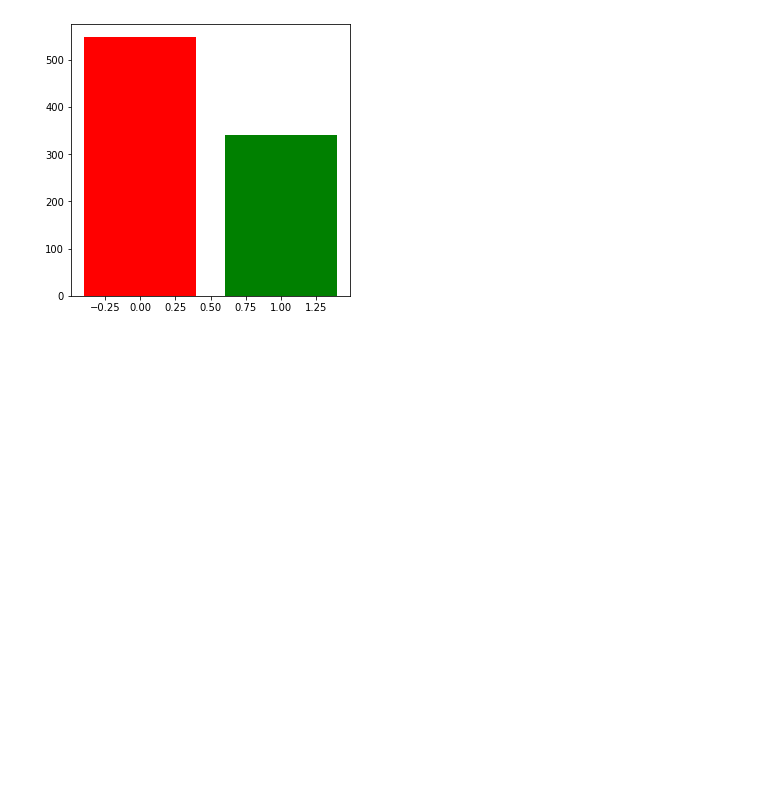
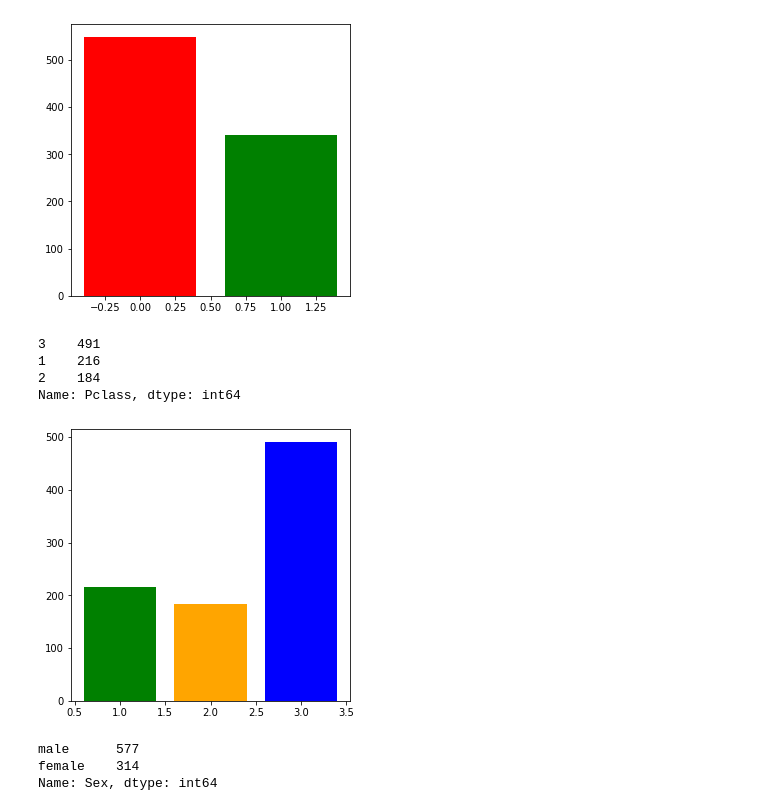
Before and after one commit to prajwal-006/Kaggle--Titanic-Competition, a Jupyter notebook: Kaggle_Titanic_Competition.ipynb, the cells around one changed output. Drawn from its saved outputs; the diff is of its cells as text; code cells hidden in the pictures; blank space fills up the shorter version.

```diff
--- a/Kaggle_Titanic_Competition.ipynb
+++ b/Kaggle_Titanic_Competition.ipynb
@@ -46,3 +46,22 @@ plt.bar(list(titanic_train['Survived'].value_counts().keys()),list(titanic_train
 plt.show()
 # %% [output]
 [figure]
+# %%
+titanic_train['Pclass'].value_counts()
+# %% [output]
+3    491
+1    216
+2    184
+Name: Pclass, dtype: int64
+# %%
+plt.figure(figsize=(5,5))
+plt.bar(list(titanic_train['Pclass'].value_counts().keys()),list(titanic_train['Pclass'].value_counts()),color=["blue","green","orange"])
+plt.show()
+# %% [output]
+[figure, added]
+# %%
+titanic_train['Sex'].value_counts()
+# %% [output]
+male      577
+female    314
+Name: Sex, dtype: int64
```
Also changed, not shown: parts of 19 cells of this notebook.
